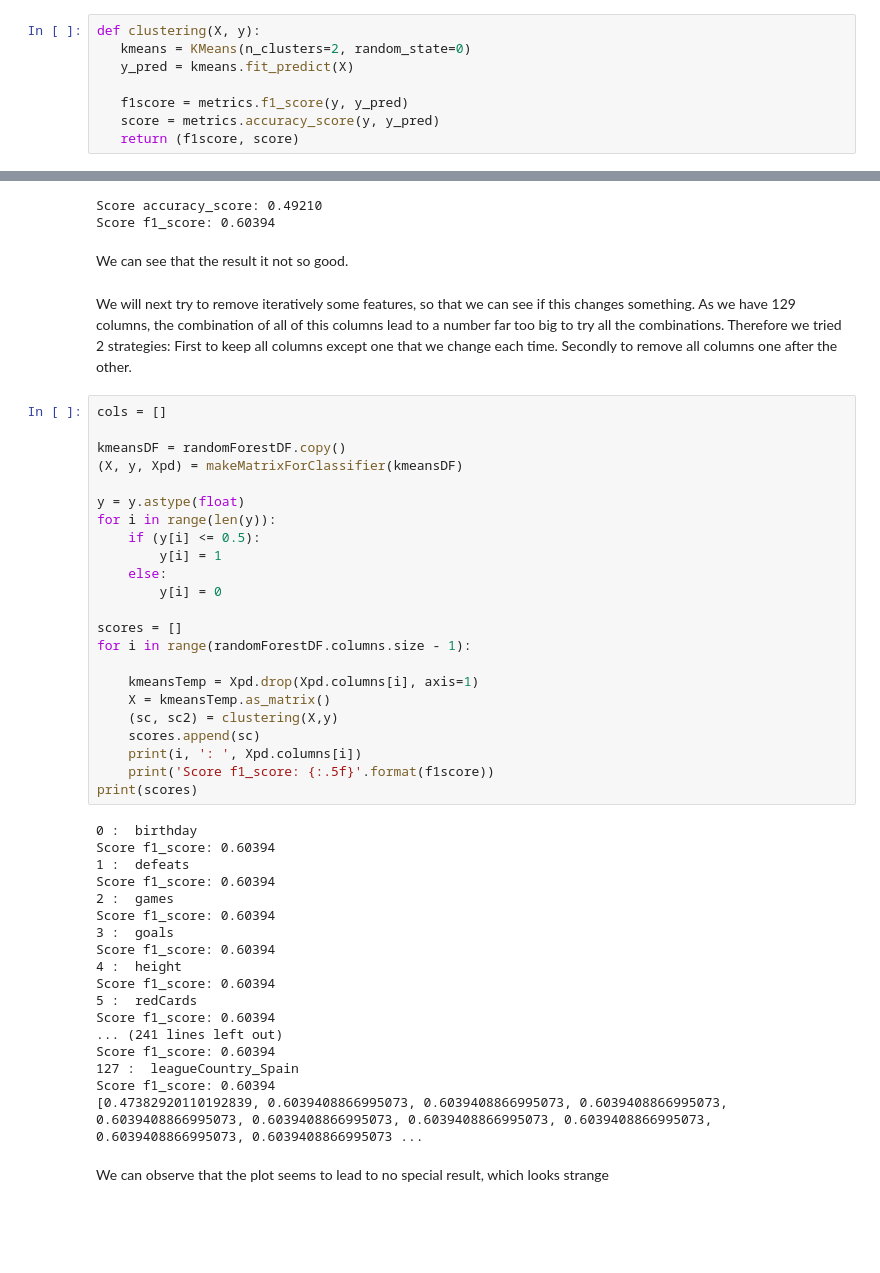
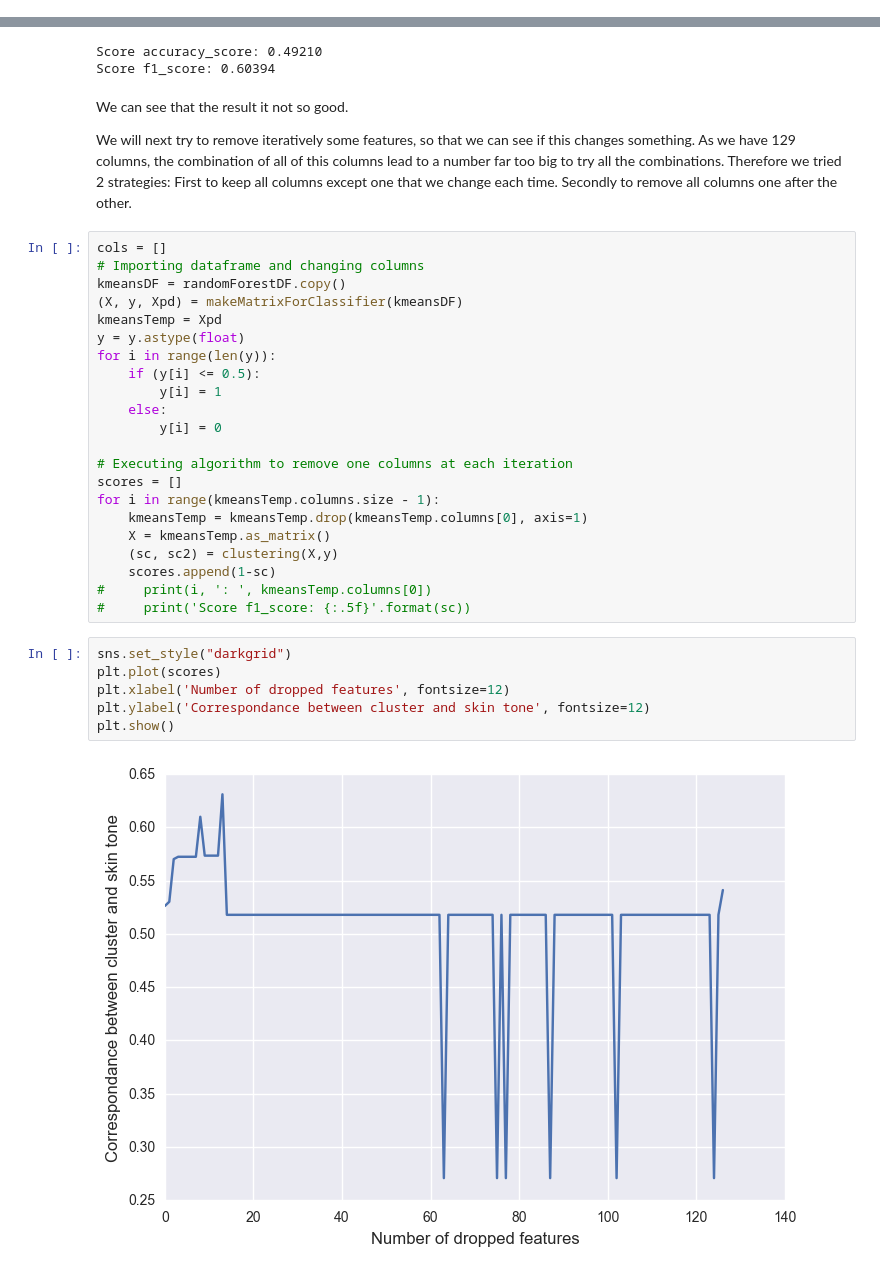
Before and after one commit to daniel-guggenheim/ada-homeworks, a Jupyter notebook: 04 - Applied ML/HW4 - main.ipynb, the cells around one changed output, grey strips where cells are left out. Drawn from its saved outputs; the diff is of its cells as text; blank space fills up the shorter version.

Commit message:
plots not displaying and other git issues... :(

```diff
--- a/04 - Applied ML/HW4 - main.ipynb
+++ b/04 - Applied ML/HW4 - main.ipynb
@@ -651,11 +640,3 @@ for i in range(len(y)):
-# %%
-def clustering(X, y):
-   kmeans = KMeans(n_clusters=2, random_state=0)
-   y_pred = kmeans.fit_predict(X)
-
-   f1score = metrics.f1_score(y, y_pred)
-   score = metrics.accuracy_score(y, y_pred)
-   return (f1score, score)
 # %%
 (f1score,score) = clustering(X,y)
 print('Score accuracy_score: {:.5f}'.format(score))
@@ -663,16 +644,16 @@ print('Score f1_score: {:.5f}'.format(f1score))
 # %% [output]
 Score accuracy_score: 0.49210
 Score f1_score: 0.60394
-# %% [markdown]
-We can see that the result it not so good.
 # %% [markdown]
+We can see that the result it not so good.
+
 We will next try to remove iteratively some features, so that we can see if this changes something. As we have 129 columns, the combination of all of this columns lead to a number far too big to try all the combinations. Therefore we tried 2 strategies: First to keep all columns except one that we change each time. Secondly to remove all columns one after the other.
 # %%
 cols = []
-
+# Importing dataframe and changing columns
 kmeansDF = randomForestDF.copy()
 (X, y, Xpd) = makeMatrixForClassifier(kmeansDF)
-
+kmeansTemp = Xpd
 y = y.astype(float)
 for i in range(len(y)):
     if (y[i] <= 0.5):
@@ -680,34 +661,20 @@ for i in range(len(y)):
     else:
         y[i] = 0
 
+# Executing algorithm to remove one columns at each iteration
 scores = []
-for i in range(randomForestDF.columns.size - 1):
-
-    kmeansTemp = Xpd.drop(Xpd.columns[i], axis=1)
+for i in range(kmeansTemp.columns.size - 1):
+    kmeansTemp = kmeansTemp.drop(kmeansTemp.columns[0], axis=1)
     X = kmeansTemp.as_matrix()
     (sc, sc2) = clustering(X,y)
-    scores.append(sc)
-    print(i, ': ', Xpd.columns[i])
-    print('Score f1_score: {:.5f}'.format(f1score))
-print(scores)
+    scores.append(1-sc)
+#     print(i, ': ', kmeansTemp.columns[0])
+#     print('Score f1_score: {:.5f}'.format(sc))
-# %% [output]
-0 :  birthday
-Score f1_score: 0.60394
-1 :  defeats
-Score f1_score: 0.60394
-2 :  games
-Score f1_score: 0.60394
-3 :  goals
-Score f1_score: 0.60394
-4 :  height
-Score f1_score: 0.60394
-5 :  redCards
-Score f1_score: 0.60394
-... (241 lines left out)
-Score f1_score: 0.60394
-127 :  leagueCountry_Spain
-Score f1_score: 0.60394
-[0.47382920110192839, 0.6039408866995073, 0.6039408866995073, 0.6039408866995073, 0.6039408866995073, 0.6039408866995073, 0.6039408866995073, 0.6039408866995073, 0.6039408866995073, 0.6039408866995073 ...
-# %% [markdown]
-
-We can observe that the plot seems to lead to no special result, which looks strange
+# %%
+sns.set_style("darkgrid")
+plt.plot(scores)
+plt.xlabel('Number of dropped features', fontsize=12)
+plt.ylabel('Correspondance between cluster and skin tone', fontsize=12)
+plt.show()
+# %% [output]
+[figure, added]
```
Also changed, not shown: parts of 25 cells of this notebook.
